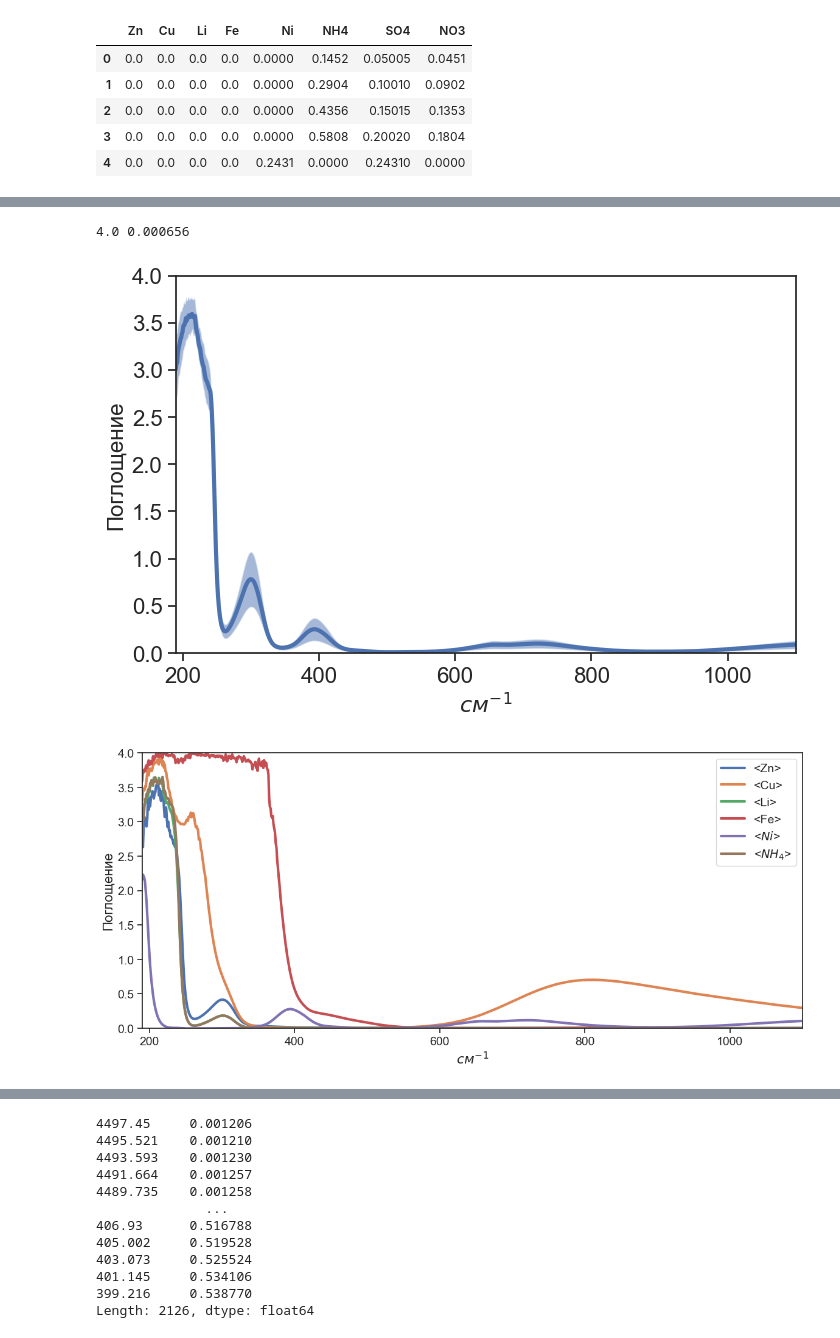
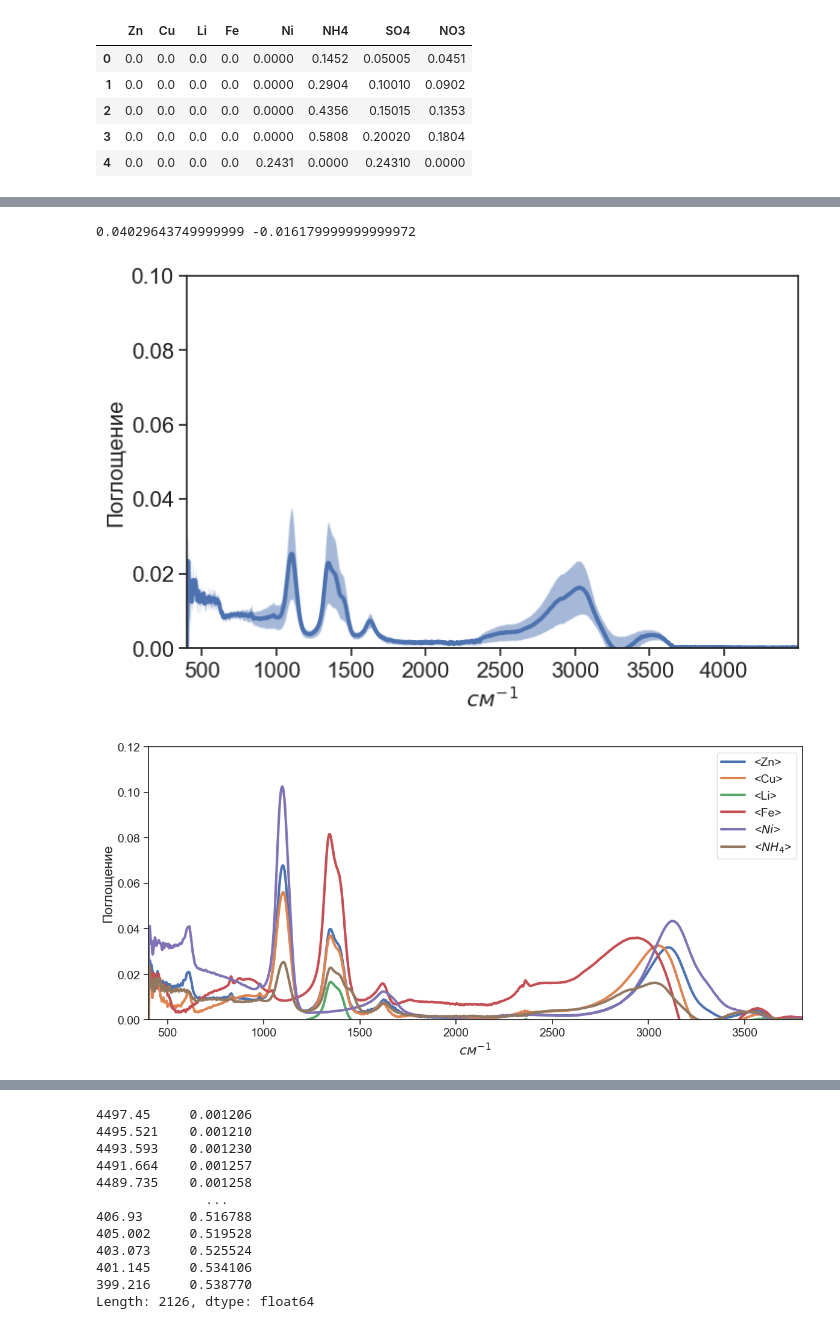
Before and after one commit to oesarmanova/salts_water_2022, a Jupyter notebook: exploratory_data_analysis.ipynb, the cells around one changed output, grey strips where cells are left out. Drawn from its saved outputs; the diff is of its cells as text; code cells hidden in the pictures.

```diff
--- a/exploratory_data_analysis.ipynb
+++ b/exploratory_data_analysis.ipynb
@@ -32,0 +33,4 @@ df.head()
+# %%
+filename = 'salts_water_basic_IR_baseline.csv'
+baseline = pd.read_csv(f'{base_dir}/{filename}')
+baseline.head()
@@ -60,10 +72,10 @@ cations = (outputs['Zn'] == 0) & \
             (outputs['Li'] == 0) & \
             (outputs['Fe'] == 0) & \
             (outputs['Ni'] == 0) & \
-            (outputs['NH4'] == 0)
+            (outputs['NH4'] != 0)
 
 
-y = df[cations]
+y = df[cations] - baseline.mean().values
 mean = y.mean(); std = y.std()
 y1 = mean - std; y2 = mean + std
 print(y.max().max(), y.min().min())
@@ -72,19 +84,19 @@ plt.figure(figsize=(8, 5), dpi=100)
 plt.plot(x, mean, linewidth=3)
 plt.fill_between(x, y1, y2, alpha=0.5)
 
-plt.ylim([0., 4])
-plt.xlim([x[0], x[-1]])
+plt.ylim([0., 0.1])
+plt.xlim([x[-1], x[0]])
 #plt.legend(fontsize=14)
 plt.yticks(fontsize=16)
 plt.xticks(fontsize=16)
 plt.xlabel('$см^{-1}$', fontsize=16)
 plt.ylabel('Поглощение', fontsize=16)
 
-plt.savefig('images/oa/Zn-Li-Ni-NH4.jpeg', dpi=100, format='jpeg')
+plt.savefig('images/ir/NH4-baseline.jpeg', dpi=100, format='jpeg')
 plt.show()
 # %% [output]
-4.0 0.000656
+0.04029643749999999 -0.016179999999999972
-[figure, old version]
+[figure, new version]
 # %%
 plt.figure(figsize=(14, 6), dpi=100)
 
@@ -94,7 +106,7 @@ cations = (outputs['Zn'] != 0) & \
             (outputs['Fe'] == 0) & \
             (outputs['Ni'] == 0) & \
             (outputs['NH4'] == 0)
-y = df[cations]
+y = df[cations] - baseline.mean().values
 mean = y.mean(); std = y.std()
 y1 = mean - std; y2 = mean + std
 plt.plot(x, mean, label='<Zn>',linewidth=3)
@@ -106,7 +118,7 @@ cations = (outputs['Zn'] == 0) & \
             (outputs['Fe'] == 0) & \
             (outputs['Ni'] == 0) & \
             (outputs['NH4'] == 0)
-y = df[cations]
+y = df[cations] - baseline.mean().values
 mean = y.mean(); std = y.std()
 y1 = mean - std; y2 = mean + std
 plt.plot(x, mean, label='<Cu>',linewidth=3)
@@ -118,7 +130,7 @@ cations = (outputs['Zn'] == 0) & \
             (outputs['Fe'] == 0) & \
             (outputs['Ni'] == 0) & \
             (outputs['NH4'] == 0)
-y = df[cations]
+y = df[cations] - baseline.mean().values
 mean = y.mean(); std = y.std()
 y1 = mean - std; y2 = mean + std
 plt.plot(x, mean, label='<Li>',linewidth=3)
@@ -130,7 +142,7 @@ cations = (outputs['Zn'] == 0) & \
             (outputs['Fe'] != 0) & \
             (outputs['Ni'] == 0) & \
             (outputs['NH4'] == 0)
-y = df[cations]
+y = df[cations] - baseline.mean().values
 mean = y.mean(); std = y.std()
 y1 = mean - std; y2 = mean + std
 plt.plot(x, mean, label='<Fe>',linewidth=3)
@@ -142,40 +154,39 @@ cations = (outputs['Zn'] == 0) & \
             (outputs['Fe'] == 0) & \
             (outputs['Ni'] != 0) & \
             (outputs['NH4'] == 0)
-y = df[cations]
+y = df[cations] - baseline.mean().values
 mean = y.mean(); std = y.std()
 y1 = mean - std; y2 = mean + std
 plt.plot(x, mean, label='<$Ni$>', linewidth=3)
 #plt.fill_between(x, y1, y2, alpha=0.1)
 
 cations = (outputs['Zn'] == 0) & \
             (outputs['Cu'] == 0) & \
             (outputs['Li'] == 0) & \
             (outputs['Fe'] == 0) & \
             (outputs['Ni'] == 0) & \
             (outputs['NH4'] != 0)
-y = df[cations]
+y = df[cations] - baseline.mean().values
 mean = y.mean(); std = y.std()
 y1 = mean - std; y2 = mean + std
 plt.plot(x, mean, label='<$NH_4$>', linewidth=3)
 #plt.fill_between(x, y1, y2, alpha=0.1)
 
 #plt.plot(x, baseline.mean(), label='$H_2O$', linewidth=2)
 
-
-plt.ylim([0.00, 4])
-plt.xlim([x[0], x[-1]])
+plt.ylim([0., 0.12])
+plt.xlim([x[-1], 3800])
 plt.legend(fontsize=14)
 plt.yticks(fontsize=14)
 plt.xticks(fontsize=14)
 plt.xlabel('$см^{-1}$', fontsize=16)
 plt.ylabel('Поглощение', fontsize=16)
 
 #plt.title(f'Сравнение средних спекторов ИК однокомпонентных растворов',fontsize=18)
-plt.savefig('./images/oa/solutions_comparing.jpeg', dpi=500, format='jpeg')
+plt.savefig('./images/ir/solutions_comparing-baseline.jpeg', dpi=500, format='jpeg')
 plt.show()
 # %% [output]
-[figure, old version]
+[figure, new version]
 # %%
 plt.figure(figsize=(14, 6), dpi=100)
 base = baseline.mean().values
```
Also changed, not shown: parts of 5 cells of this notebook, 34 other files.
